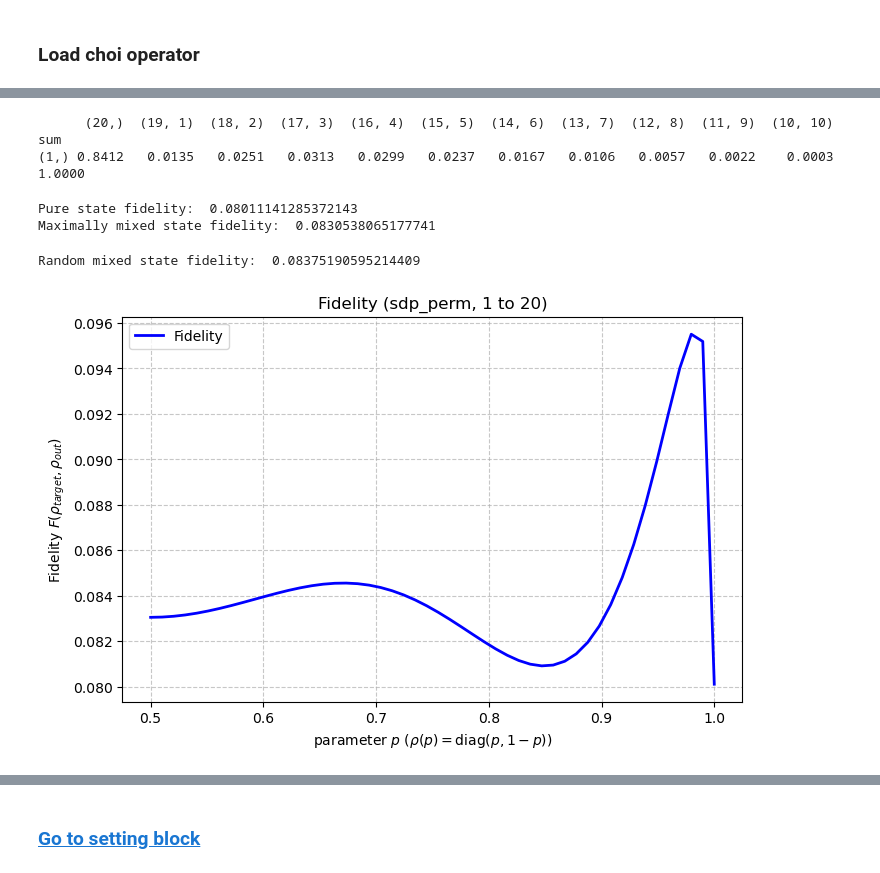
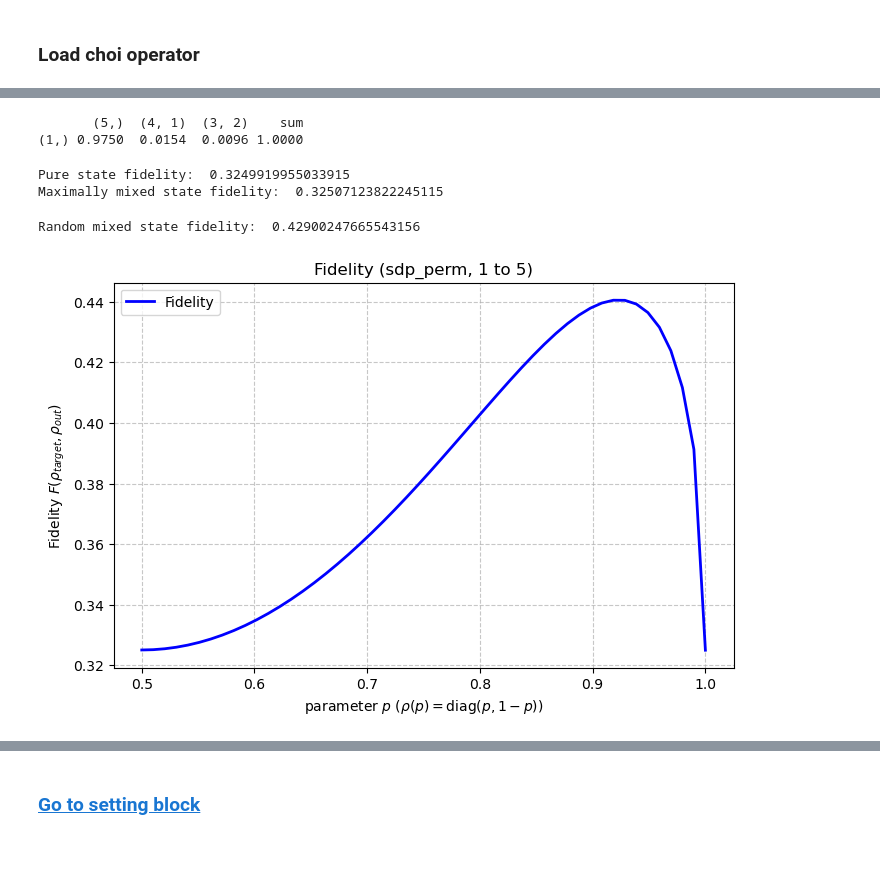
Before and after one commit to webb-c/find-optimal-cloner, a Jupyter notebook: show_data.ipynb, the cells around one changed output, grey strips where cells are left out. Cells and saved outputs as stored; diff of their text form; code cells hidden in the pictures.

```diff
--- a/show_data.ipynb
+++ b/show_data.ipynb
@@ -13,27 +13,6 @@ def show_matrix(A, n_in, n_out, method, save_fig=False):
     if save_fig:
         plt.savefig(f"figure/map_{method}_{n_in}_to_{n_out}.png", dpi=300)
     plt.show()
-# %%
-def complex_ndarray_to_latex_polar(A, precision=3, tol=1e-12):
-    rows = []
-    for row in A:
-        entries = []
-        for z in row:
-            r = np.abs(z)
-            theta = np.angle(z)
-
-            if r < tol:
-                entries.append("0")
-            elif abs(theta) < tol:
-                entries.append(f"{r:.{precision}f}")
-            else:
-                entries.append(
-                    f"{r:.{precision}f} e^{{{theta:.{precision}f}\\,\\mathrm{{i}}}}"
-                )
-        rows.append(" & ".join(entries))
-
-    body = r" \\ ".join(rows)
-    return r"\begin{pmatrix}" + body + r"\end{pmatrix}"
 # %%
 def apply_channel_from_choi(A, x):
     d_in = x.shape[0]
@@ -252,13 +231,18 @@ d = 2
 ### change this parameter!!!
 method = "sdp_perm"  # "sdp_fix", "sdp", "sdp_perm_fix", "sdp_perm"
 n_in = 1
-n_out = 20
+n_out = 5
+target_p = None
+# target_p = 0.2
 ###########################
 
 if method in ["sdp", "sdp_fix"]:
     A = np.load(f"data/{method}/{n_in}_to_{n_out}.npy")
 else:
-    A = load_choi_blocks(f"data/{method}/{n_in}_to_{n_out}.npz")
+    if target_p is not None:
+        A = load_choi_blocks(f"data/{method}/{n_in}_to_{n_out}_p={target_p}.npz")
+    else:
+        A = load_choi_blocks(f"data/{method}/{n_in}_to_{n_out}.npz")
 # %%
 # print(A)
 if method in ["sdp", "sdp_fix"]:
@@ -275,8 +259,8 @@ if method not in ["sdp", "sdp_fix"]:
 
     print(df_clean.to_string(float_format="{:.4f}".format))
 # %% [output]
-      (20,)  (19, 1)  (18, 2)  (17, 3)  (16, 4)  (15, 5)  (14, 6)  (13, 7)  (12, 8)  (11, 9)  (10, 10)    sum
-(1,) 0.8412   0.0135   0.0251   0.0313   0.0299   0.0237   0.0167   0.0106   0.0057   0.0022    0.0003 1.0000
+       (5,)  (4, 1)  (3, 2)    sum
+(1,) 0.9750  0.0154  0.0096 1.0000
 # %%
 if method in ["sdp", "sdp_fix"]:
     x_min = pure_state_maker(d)
@@ -302,8 +286,8 @@ else:
 print("Pure state fidelity: ", f_pure)
 print("Maximally mixed state fidelity: ", f_mixed)
 # %% [output]
-Pure state fidelity:  0.08011141285372143
-Maximally mixed state fidelity:  0.0830538065177741
+Pure state fidelity:  0.3249919955033915
+Maximally mixed state fidelity:  0.32507123822245115
 # %%
 if method in ["sdp", "sdp_fix"]:
     x_rand = random_mixed_state_maker(d)
@@ -318,7 +302,7 @@ else:
     f_rnd = fidelity_block(float(p), sigma_blocks, n_out=n_out)
 print("Random mixed state fidelity: ", f_rnd)
 # %% [output]
-Random mixed state fidelity:  0.08375190595214409
+Random mixed state fidelity:  0.42900247665543156
 # %%
 import numpy as np
 import matplotlib.pyplot as plt
@@ -349,32 +333,35 @@ for i, p in enumerate(p_values):
         # 1. 대각 입력 상태 rho 생성
         rho_p = generate_diagonal_rho(p, d)
 
         # 2. 채널 적용: y = Phi(rho^{\otimes n_in})
         # 사용자의 코드 구조에 따라 copy_maker를 적용
         x_input = copy_maker(rho_p, n_in)
         y_out = apply_channel_from_choi(A, x_input)
 
         # 3. 기준 상태(Target) 생성 및 Fidelity 계산
         # 사용자의 snippet 기준: copy_maker(rho_p, n_out)와 비교
         target_state = copy_maker(rho_p, n_out)
         f = fidelity(target_state, y_out)
 
     else:
         sigma_blocks = apply_channel_blocks_numpy(A, float(p), n_in=n_in, n_out=n_out)
         f = fidelity_block(float(p), sigma_blocks, n_out=n_out)
 
     fidelities.append(f)
     # print(f"[{i+1}/{n_grid}] p = {p:.3f}, Fidelity = {f:.6f}")
 
 # 그래프 출력
 plt.figure(figsize=(8, 5))
 plt.plot(p_values, fidelities, label='Fidelity', color='blue', linewidth=2)
 plt.xlabel(r'parameter $p$ ($\rho(p) = \mathrm{diag}(p, 1-p)$)')
 plt.ylabel(r'Fidelity $F(\rho_{target}, \rho_{out})$')
 plt.title(f'Fidelity ({method}, {n_in} to {n_out})')
 plt.grid(True, linestyle='--', alpha=0.7)
 plt.legend()
-plt.savefig(f"figure/fidelity_{method}_{n_in}_to_{n_out}.png")
+if target_p is not None:
+    plt.savefig(f"figure/fidelity_{method}_{n_in}_to_{n_out}_p={target_p}.png")
+else:
+    plt.savefig(f"figure/fidelity_{method}_{n_in}_to_{n_out}.png")
 plt.show()
 # %% [output]
-[figure, old version]
+[figure, new version]
```
Also changed, not shown: parts of 2 cells of this notebook, 2 other files.
